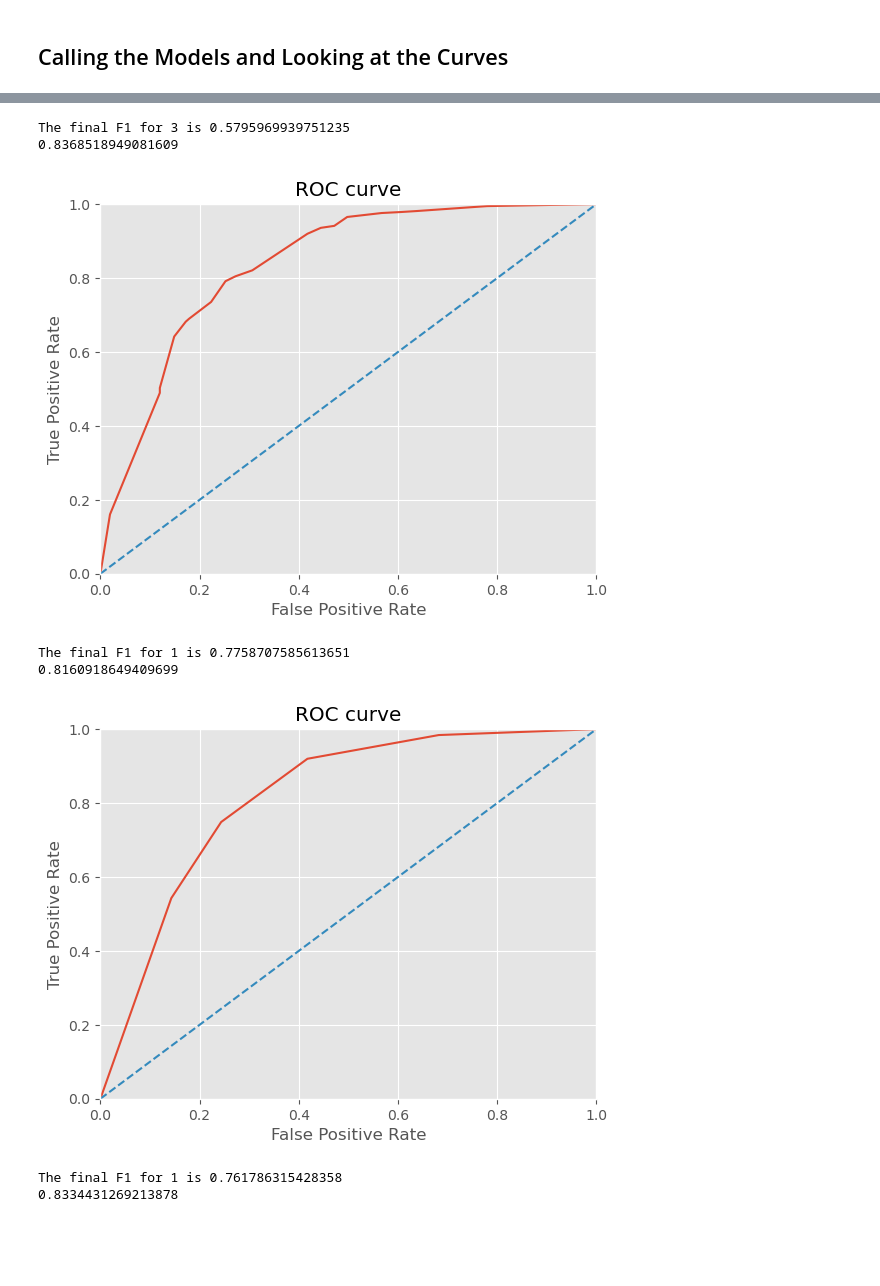
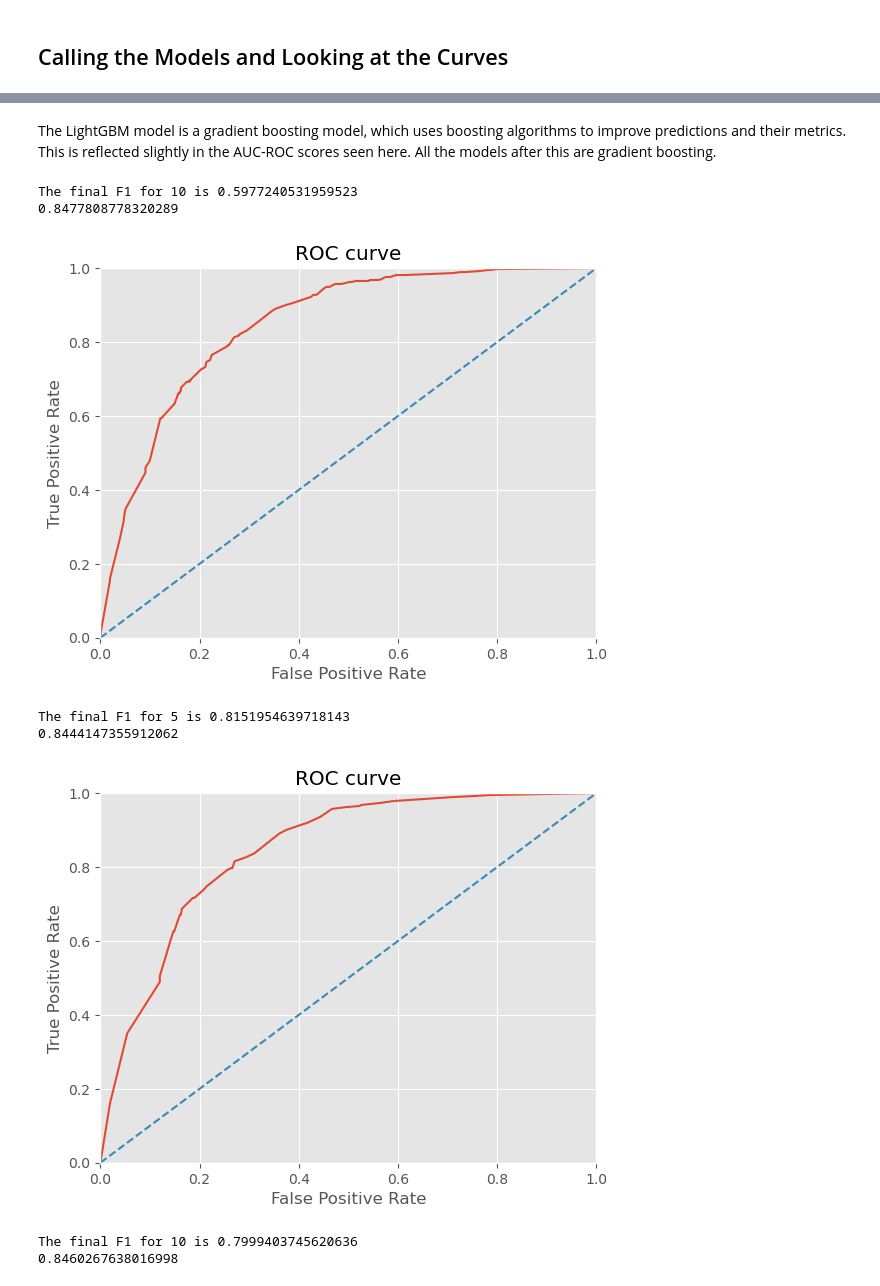
Before and after one commit to LDeYoung17/interconnect, a Jupyter notebook: notebooks/ML_EDA.ipynb, the cells around one changed output, grey strips where cells are left out. Drawn from its saved outputs; the diff is of its cells as text; code cells hidden in the pictures; blank space fills up the shorter version.

```diff
--- a/notebooks/ML_EDA.ipynb
+++ b/notebooks/ML_EDA.ipynb
@@ -952,8 +1151,8 @@ def train_logistic_model(features_train, target_train):
 # %% [markdown]
 <h3>LightGBM</h3>
 # %%
+%%time
 def lgbm(a, b, features_train, target_train):
-
     best_lgbm_f1 = 0
     best_est = 0
 
@@ -967,7 +1166,7 @@ def lgbm(a, b, features_train, target_train):
         if best_lgbm_f1 == 0:
             best_lgbm_f1 = final_score
             best_est = est
-        if final_score < best_lgbm_f1:
+        if final_score > best_lgbm_f1:
             best_lgbm_f1 = final_score
             best_est = est
 
@@ -1110,18 +1333,21 @@ scores_auc(downsample_logistic_AUC, downsample_X_valid, downsample_y_valid)
+# %% [markdown]
+The LightGBM model is a gradient boosting model, which uses boosting algorithms to improve predictions and their metrics. This is reflected slightly in the AUC-ROC scores seen here. All the models after this are gradient boosting.
 # %%
+%%time
 lgbm_AUC = lgbm(1, 11, X_train, y_train)
 scores_auc(lgbm_AUC, X_valid, y_valid)
 
 upsample_lgbm_AUC = lgbm(1, 11, upsample_X_train, upsample_y_train)
-scores_auc(upsample_lgbm_AUC, upsample_X_valid, upsample_y_valid)
+scores_auc(upsample_lgbm_AUC, X_valid, y_valid)
 
 downsample_lgbm_AUC = lgbm(1, 11, downsample_X_train, downsample_y_train)
-scores_auc(downsample_lgbm_AUC, downsample_X_valid, downsample_y_valid)
+scores_auc(downsample_lgbm_AUC, X_valid, y_valid)
 # %% [output]
-The final F1 for 3 is 0.5795969939751235
-0.8368518949081609
+The final F1 for 10 is 0.5977240531959523
+0.8477808778320289
-[figure, old version]
+[figure, new version]
-The final F1 for 1 is 0.7758707585613651
-0.8160918649409699
+The final F1 for 5 is 0.8151954639718143
+0.8444147355912062
-[figure, old version]
+[figure, new version]
-The final F1 for 1 is 0.761786315428358
-0.8334431269213878
+The final F1 for 10 is 0.7999403745620636
+0.8460267638016998
```
Also changed, not shown: parts of 122 cells of this notebook.
